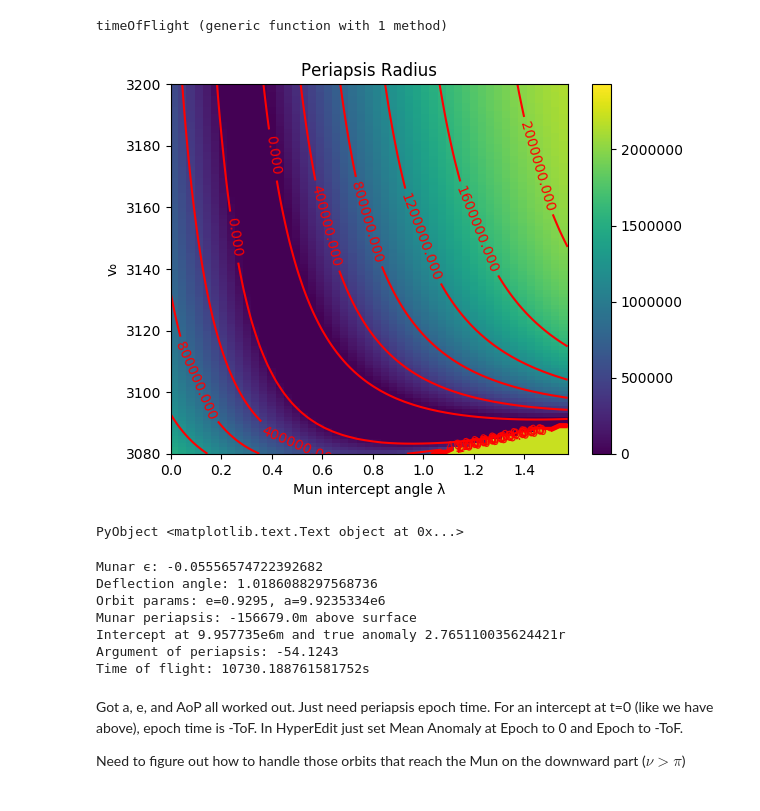
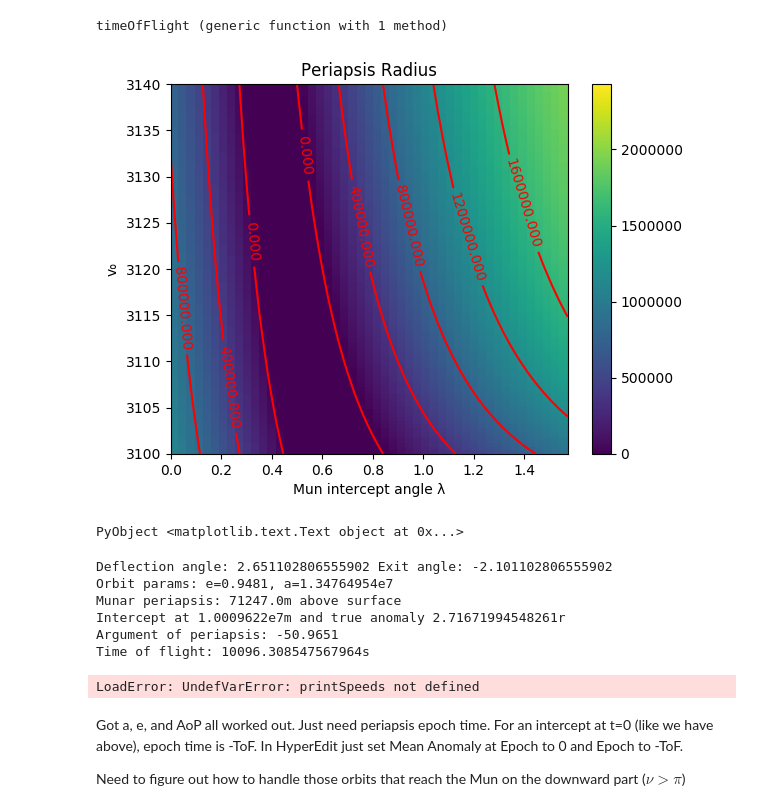
Before and after one commit to ThatcherC/ProjectMun, a Jupyter notebook: MunBook.ipynb, the cells around one changed output. Drawn from its saved outputs; the diff is of its cells as text; code cells hidden in the pictures.

```diff
--- a/MunBook.ipynb
+++ b/MunBook.ipynb
@@ -115,45 +139,47 @@ end
 # %% [output]
 timeOfFlight (generic function with 1 method)
 # %%
-vStart = 3080
-vEnd = 3200
+vStart = 3100 #3080
+vEnd = 3140   #3200
 numV = 100
 lambdaStart = 0
 lambdaEnd = pi/2
 numLambda = 50
 
 #space across lambdas (mun intercept point angles) and v_0s
 Λ,V = sampleSpace = meshgrid(linspace(lambdaStart,lambdaEnd,numLambda),
                              linspace(vStart,vEnd,numV))
 
 #lunar periapsis radii at each λ, v point
-R = lunarPeriapsis.(lunarInterceptBate.(100000+kerbinRadius,V,0.00001,Λ))-munRadius
-#R = lunarInterceptBate.(100000+kerbinRadius,V,0,Λ)
+#R = lunarDeflectionAngle.(lunarInterceptBate.(100000+kerbinRadius,V,0.00001,Λ))
+R = lunarPeriapsis.(lunarInterceptBate.(100000+kerbinRadius,V,0,Λ))-munRadius
 
 fig1 = figure()
   ax = fig1[:gca]()
 p = pcolormesh(Λ, V, R, vmin=0, vmax=munSOI)
+#p = pcolormesh(Λ, V, R, vmin = -pi, vmax =pi)
 colorbar()
 C = contour(Λ, V, R,6,colors="r")
 clabel(C, inline=1, fontsize=10)
 title("Periapsis Radius")
 ylabel("v₀")
 xlabel("Mun intercept angle λ")
 # %% [output]
-[figure, old version]
+[figure, new version]
 PyObject <matplotlib.text.Text object at 0x...>
 # %%
-v0 = 3120
+v0 = 3135
 r0 = 700000
-λ = 0.515        #.43
+λ = 0.55        #.43
 t=140000
 
 E = v0^2/2-muKerbin/r0
 a = -muKerbin/(2*E)
 munInt = lunarInterceptBate(r0,v0,0.0001,λ)
 rₚ= lunarPeriapsis(munInt)
-println("Munar ϵ: ", munInt.ϵ)
-println("Deflection angle: ", lunarDeflectionAngle(munInt))
+#println("Munar ϵ: ", munInt.ϵ)
+print("Deflection angle: ", lunarDeflectionAngle(munInt))
+println(" Exit angle: ", lunarExitAngle(munInt, λ))
 
 print("Orbit params: e=", round(1-r0/a,4),", a=",round(a,1),"\n")
 print("Munar periapsis: ", round(rₚ-munRadius), "m above surface\n")
@@ -169,16 +195,17 @@ ToF = timeOfFlight(interceptRadius,a,ecc)
 println("Intercept at ", round(interceptRadius), "m and true anomaly ", interceptTrueAnomaly, "r");
 println("Argument of periapsis: ", round((munPosition+delta-interceptTrueAnomaly)*180/pi,4))
 println("Time of flight: ", ToF, "s")
+printSpeeds(r0,v0,0.0001,λ)
 
 #print("run tothemun.ks(", round(a,1), ",",round(orbitAngle,4),",",1400000,").")
 # %% [output]
-Munar ϵ: -0.05556574722392682
-Deflection angle: 1.0186088297568736
-Orbit params: e=0.9295, a=9.9235334e6
-Munar periapsis: -156679.0m above surface
-Intercept at 9.957735e6m and true anomaly 2.765110035624421r
-Argument of periapsis: -54.1243
-Time of flight: 10730.188761581752s
+Deflection angle: 2.651102806555902 Exit angle: -2.101102806555902
+Orbit params: e=0.9481, a=1.34764954e7
+Munar periapsis: 71247.0m above surface
+Intercept at 1.0009622e7m and true anomaly 2.71671994548261r
+Argument of periapsis: -50.9651
+Time of flight: 10096.308547567964s
+LoadError: UndefVarError: printSpeeds not defined
 # %% [markdown]
 Got a, e, and AoP all worked out. Just need periapsis epoch time. For an intercept at t=0 (like we have above), epoch time is -ToF. In HyperEdit just set Mean Anomaly at Epoch to 0 and Epoch to -ToF.
 
```
Also changed, not shown: parts of 5 cells of this notebook.
